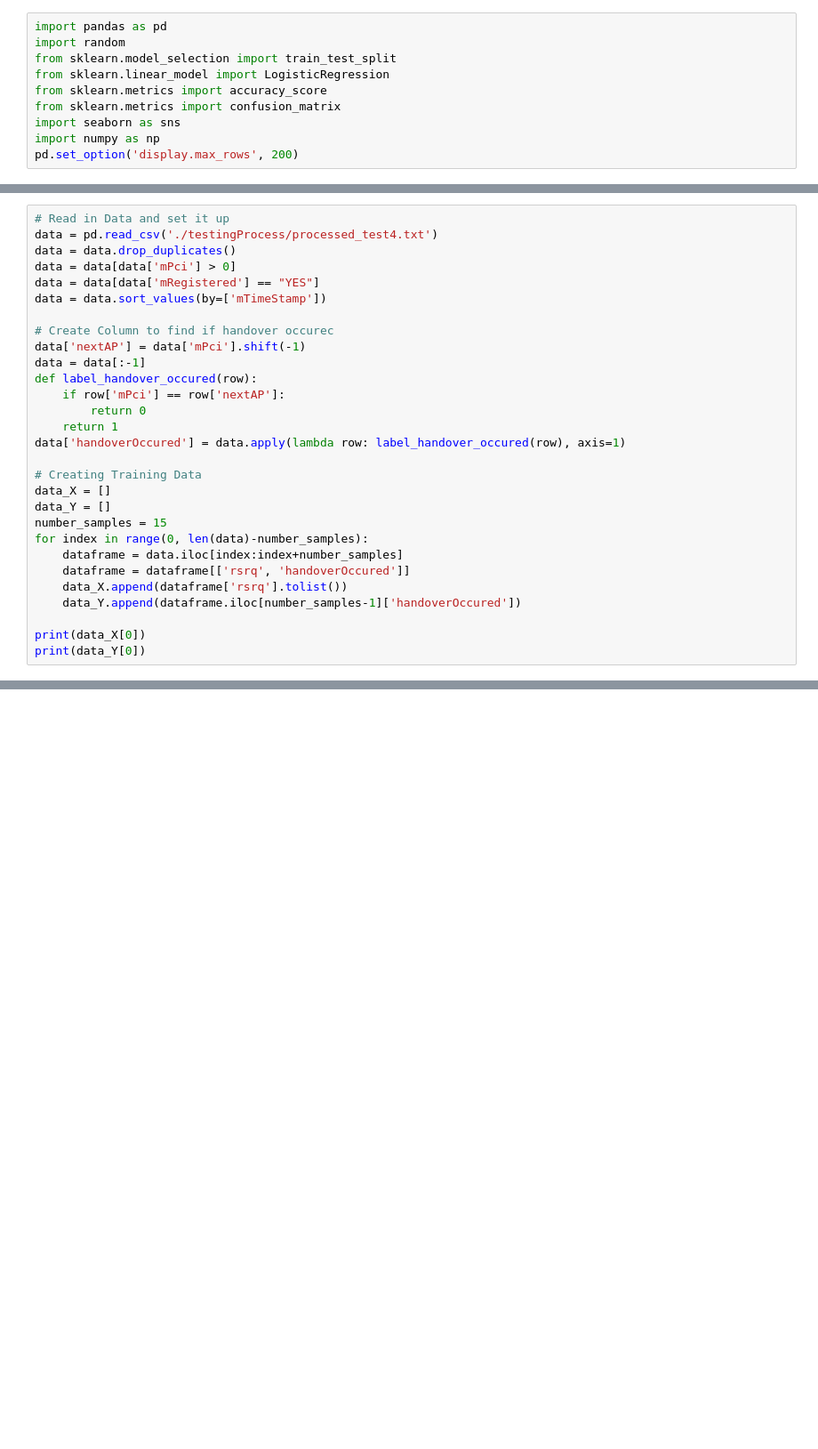
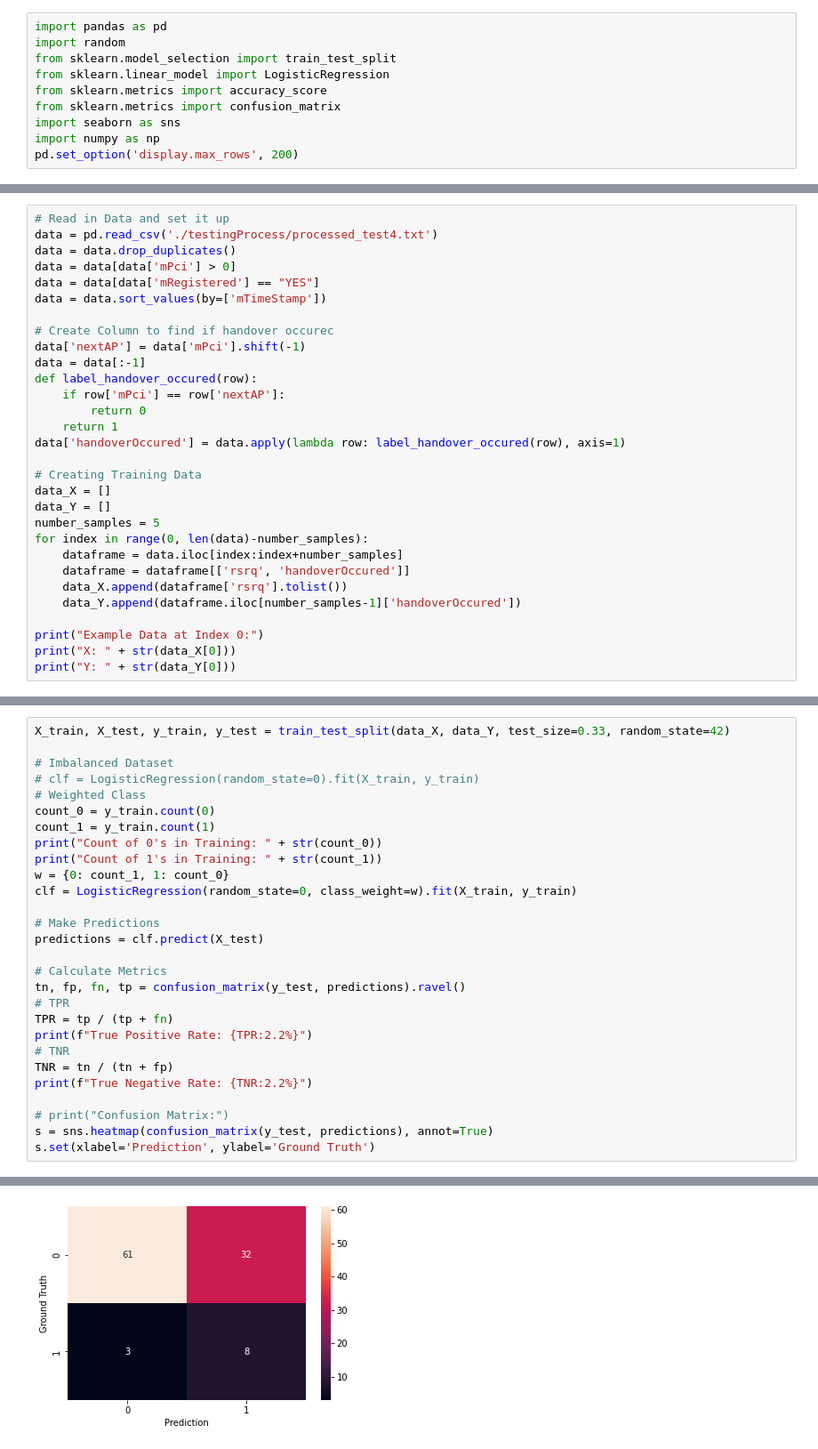
Before and after one commit to albertjstanley/handover-prediction, a Jupyter notebook: MLAttempt.ipynb, the cells around one changed output, grey strips where cells are left out. Shown at 89% size. Saved outputs shown, nothing was run; the diff lists cells and outputs as text; blank space fills up the shorter version.

```diff
--- a/MLAttempt.ipynb
+++ b/MLAttempt.ipynb
@@ -28,13 +30,14 @@ data['handoverOccured'] = data.apply(lambda row: label_handover_occured(row), ax
 # Creating Training Data
 data_X = []
 data_Y = []
-number_samples = 15
+number_samples = 5
 for index in range(0, len(data)-number_samples):
     dataframe = data.iloc[index:index+number_samples]
     dataframe = dataframe[['rsrq', 'handoverOccured']]
     data_X.append(dataframe['rsrq'].tolist())
     data_Y.append(dataframe.iloc[number_samples-1]['handoverOccured'])
 
-print(data_X[0])
-print(data_Y[0])
+print("Example Data at Index 0:")
+print("X: " + str(data_X[0]))
+print("Y: " + str(data_Y[0]))
 # %% [output]
@@ -42,0 +47,29 @@ print(data_Y[0])
+# %%
+X_train, X_test, y_train, y_test = train_test_split(data_X, data_Y, test_size=0.33, random_state=42)
+
+# Imbalanced Dataset
+# clf = LogisticRegression(random_state=0).fit(X_train, y_train)
+# Weighted Class
+count_0 = y_train.count(0)
+count_1 = y_train.count(1)
+print("Count of 0's in Training: " + str(count_0))
+print("Count of 1's in Training: " + str(count_1))
+w = {0: count_1, 1: count_0}
+clf = LogisticRegression(random_state=0, class_weight=w).fit(X_train, y_train)
+
+# Make Predictions
+predictions = clf.predict(X_test)
+
+# Calculate Metrics
+tn, fp, fn, tp = confusion_matrix(y_test, predictions).ravel()
+# TPR
+TPR = tp / (tp + fn)
+print(f"True Positive Rate: {TPR:2.2%}")
+# TNR
+TNR = tn / (tn + fp)
+print(f"True Negative Rate: {TNR:2.2%}")
+
+# print("Confusion Matrix:")
+s = sns.heatmap(confusion_matrix(y_test, predictions), annot=True)
+s.set(xlabel='Prediction', ylabel='Ground Truth')
+# %% [output]
@@ -42,0 +81 @@ print(data_Y[0])
+[figure, added]
```
Also changed, not shown: parts of 14 cells of this notebook.
